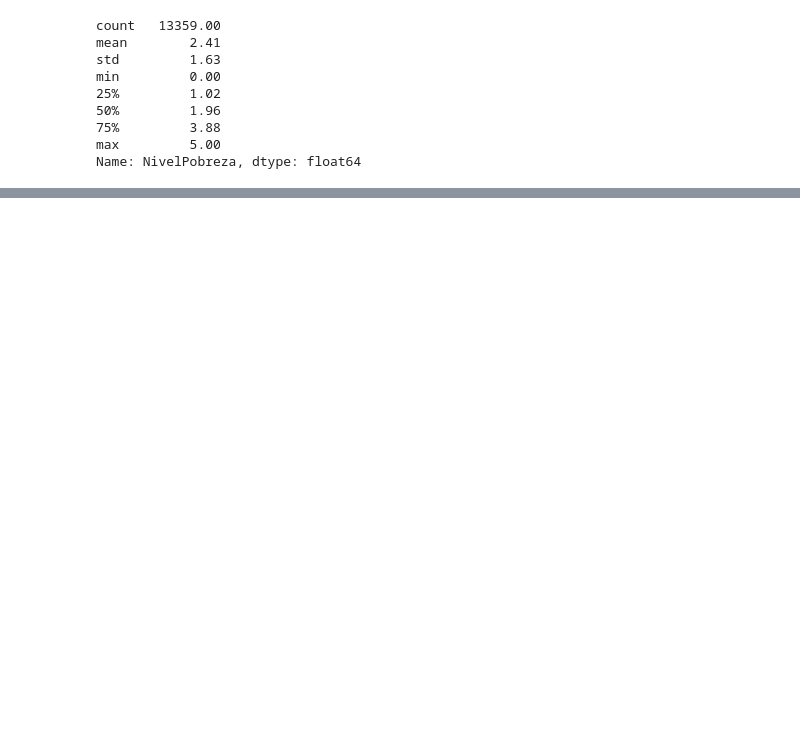
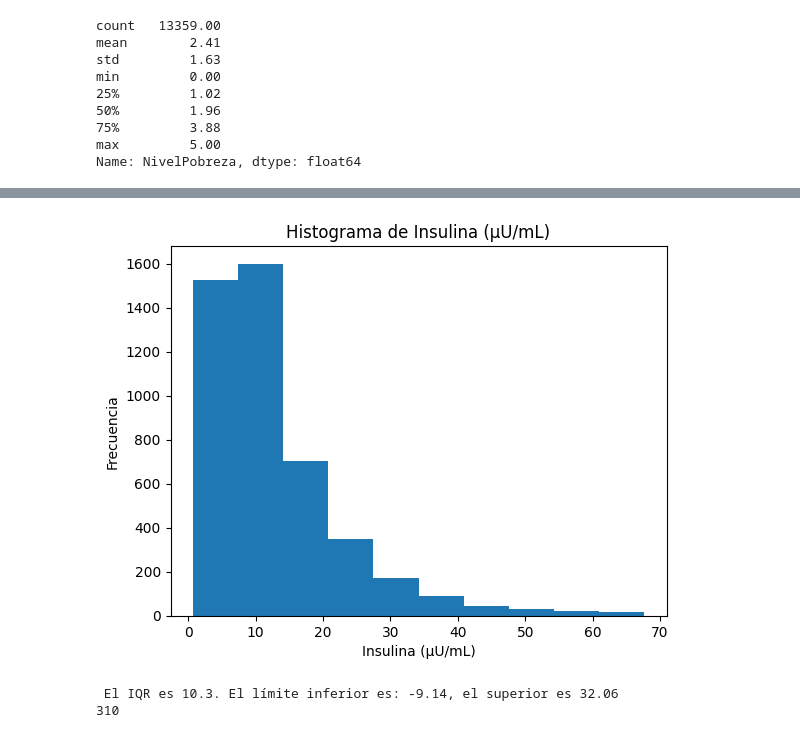
Before and after one commit to Manjanans/nhanes, a Jupyter notebook: notebooks/Untitled.ipynb, the cells around one changed output, grey strips where cells are left out. Drawn from its saved outputs; the diff is of its cells as text; code cells hidden in the pictures; blank space fills up the shorter version.

```diff
--- a/notebooks/Untitled.ipynb
+++ b/notebooks/Untitled.ipynb
@@ -187,0 +200,6 @@ dtype: int64
+# %%
+from sklearn.impute import KNNImputer
+knn_imputer = KNNImputer(n_neighbors=10, weights="uniform")
+
+consideracion[['NivelPobreza']] = knn_imputer.fit_transform(consideracion[['NivelPobreza']])
+consideracion
@@ -232,11 +287,6 @@ min         0.00
 75%         3.88
 max         5.00
 Name: NivelPobreza, dtype: float64
-# %%
-for columna in consideracion.columns[:-1]:
-    consideracion[columna] = consideracion[columna].fillna(0)
-    consideracion[columna] = consideracion[columna].astype(int)
-consideracion
 # %%
 insulina['SEQN'] = insulina['SEQN'].astype(int)
 insulina = insulina.rename(columns={'SEQN': 'ID'})
@@ -248,0 +328,8 @@ consideracion_insulina = pd.merge(consideracion, insulina, on='ID', how='inner')
+# %%
+grafico = consideracion_insulina[consideracion_insulina["Insulina (μU/mL)"]<=67.98]
+plt.hist(grafico["Insulina (μU/mL)"])
+plt.title(f'Histograma de {"Insulina (μU/mL)"}')
+plt.xlabel("Insulina (μU/mL)")
+plt.ylabel('Frecuencia')
+plt.show()
+# %% [output]
@@ -248,0 +337,25 @@ consideracion_insulina = pd.merge(consideracion, insulina, on='ID', how='inner')
+[figure, added]
+# %%
+Q1 = consideracion_insulina["Insulina (μU/mL)"].quantile(0.25)
+Q3 = consideracion_insulina["Insulina (μU/mL)"].quantile(0.75)
+IQR = Q3 - Q1
+
+# Calculating the bounds
+lower_bound = Q1 - 1.5 * IQR
+upper_bound = Q3 + 1.5 * IQR
+
+print(f" El IQR es {IQR}. El límite inferior es: {lower_bound}, el superior es {upper_bound}")
+
+# Identifying outliers
+outliers = consideracion_insulina[(consideracion_insulina["Insulina (μU/mL)"] < lower_bound) | (consideracion_insulina["Insulina (μU/mL)"] > upper_bound)]
+
+# Removing outliers
+consideracion_insulina_limpio = consideracion_insulina[~((consideracion_insulina["Insulina (μU/mL)"] < lower_bound) | (consideracion_insulina["Insulina (μU/mL)"] > upper_bound))]
+
+# Checking the number of outliers
+num_outliers = len(outliers)
+
+print(num_outliers)
+# %% [output]
+ El IQR es 10.3. El límite inferior es: -9.14, el superior es 32.06
+310
```
Also changed, not shown: parts of 34 cells of this notebook.
